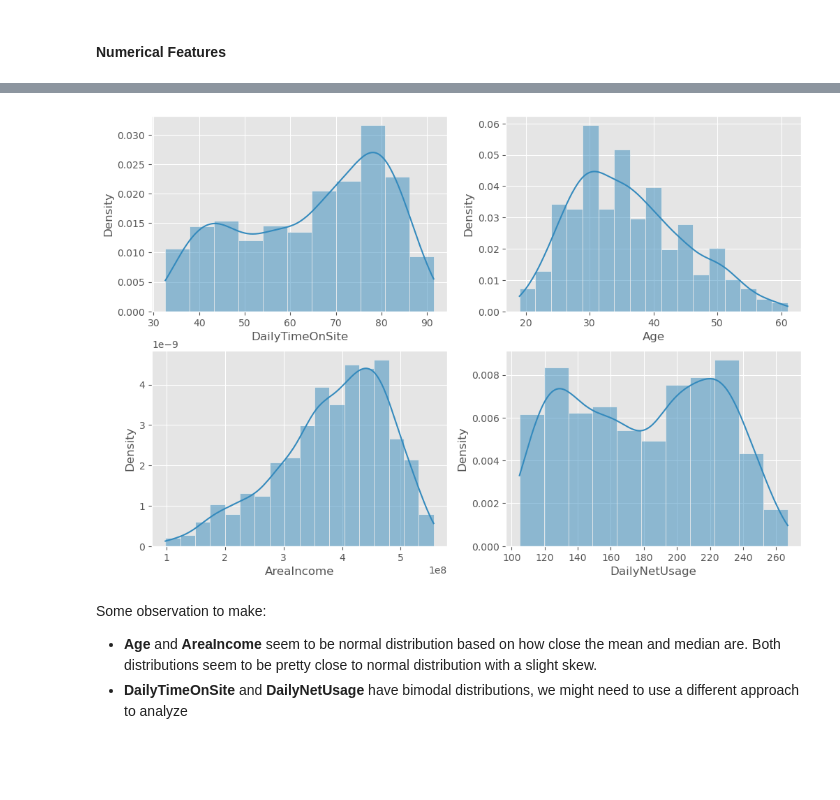
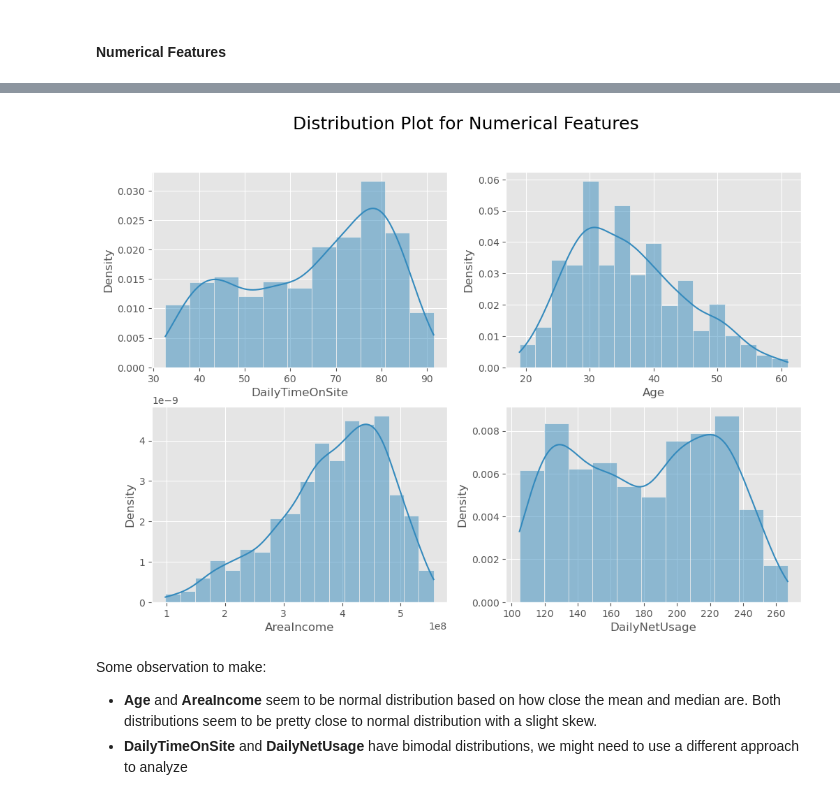
Before and after one commit to andreadeputra/MLPortfolio, a Jupyter notebook: Courses/RakaminMiniProject/4. Predict Customer Clicked Ads Classification by Using Machine Learning/Predict Customer Clicked Ads Classification by Using Machine Learning.ipynb, the cells around one changed output, grey strips where cells are left out. Drawn from its saved outputs; the diff is of its cells as text; code cells hidden in the pictures; blank space fills up the shorter version.

```diff
--- a/Courses/RakaminMiniProject/4. Predict Customer Clicked Ads Classification by Using Machine Learning/Predict Customer Clicked Ads Classification by Using Machine Learning.ipynb
+++ b/Courses/RakaminMiniProject/4. Predict Customer Clicked Ads Classification by Using Machine Learning/Predict Customer Clicked Ads Classification by Using Machine Learning.ipynb
@@ -138,12 +148,13 @@ df[nums].describe().T
 | AreaIncome | 987.0 | 3.848647e+08 | 9.407999e+07 | 97975500.00 | 3.286330e+08 | 3.990683e+08 | 4.583554e+08 | 5.563936e+08 |
 | DailyNetUsage | 989.0 | 1.798636e+02 | 4.387014e+01 | 104.78 | 1.387100e+02 | 1.826500e+02 | 2.187900e+02 | 2.670100e+02 |
 # %%
+plt.suptitle('Distribution Plot for Numerical Features')
 for i, col in enumerate(nums):
     plt.subplot(2, 2, i+1)
     sns.histplot(x=df[col], kde=True, stat='density')
 plt.show()
 # %% [output]
-[figure, old version]
+[figure, new version]
 # %% [markdown]
 Some observation to make:
 - **Age** and **AreaIncome** seem to be normal distribution based on how close the mean and median are. Both distributions seem to be pretty close to normal distribution with a slight skew.
```
Also changed, not shown: parts of 37 cells of this notebook.
